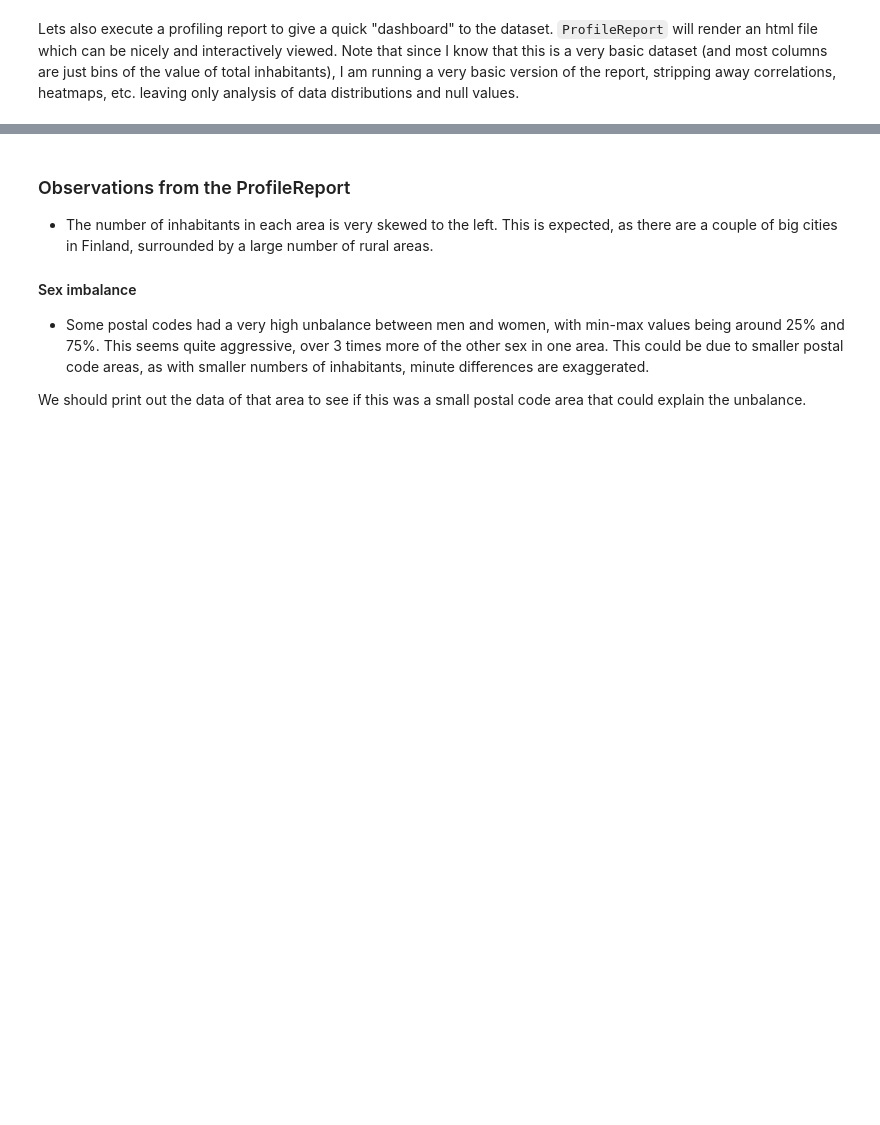
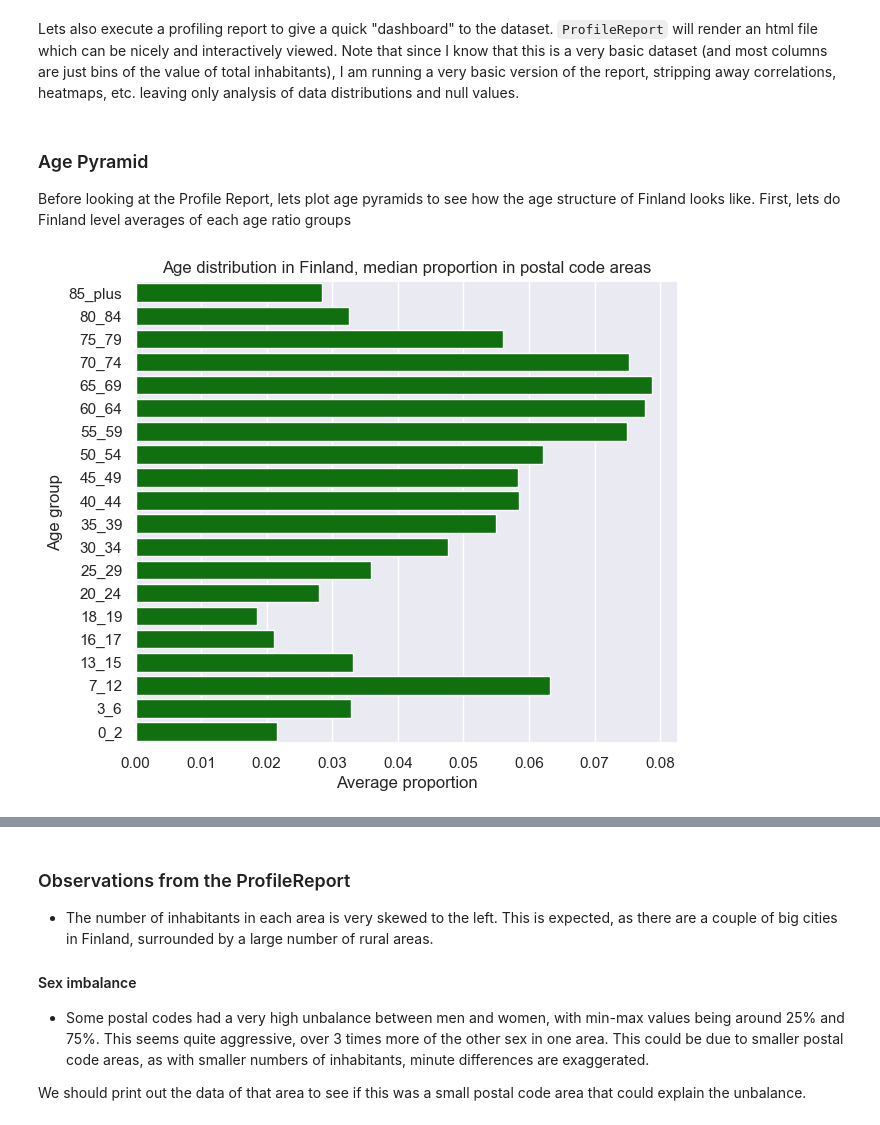
Before and after one commit to rasmussiljander/self-learning, a Jupyter notebook: postalcode_analysis/data_exploration/population.ipynb, the cells around one changed output, grey strips where cells are left out. Saved outputs shown, nothing was run; the diff lists cells and outputs as text; code cells hidden in the pictures; blank space fills up the shorter version.

Commit message:
population eda

```diff
--- a/postalcode_analysis/data_exploration/population.ipynb
+++ b/postalcode_analysis/data_exploration/population.ipynb
@@ -205,16 +203,0 @@ This way, we can better compare features between different areas, irrespective o
-# %%
-population_vec = pop_data["total_inhabitants"]
-inhabitants_normalized = pop_data["total_inhabitants"] / pop_data["total_inhabitants"].max()
-inhabitants_normalized
-
-skip_norm_cols = [
-    "total_inhabitants",
-    "average_age"
-]
-norm_cols = pop_data.columns[~pop_data.columns.isin(skip_norm_cols)]
-norm_cols
-
-for col in norm_cols:
-    pop_data[col] /= population_vec
-
-pop_data.head()
@@ -228,0 +204,5 @@ pop_data.head()
+# %%
+pop_data = normalize_by_population(
+    pop_data, population_col="total_inhabitants", skip_cols=["average_age"]
+)
+pop_data.head()
@@ -239 +228,24 @@ profile = ProfileReport(
 profile.to_file("profile_reports/paavo_population_report.html")
+# %% [markdown]
+### Age Pyramid
+
+Before looking at the Profile Report, lets plot age pyramids to see how the age structure of Finland looks like. First, lets do Finland level averages of each age ratio groups
+# %%
+pyram_data = pop_data.drop(columns=["average_age", "total_inhabitants", "males", "females"])
+nat_avg = pd.DataFrame(pyram_data.median(axis=0)).reset_index()[::-1]
+nat_avg.columns = ["age_group", "average"]
+nat_avg["age_group"] = nat_avg["age_group"].str.replace("_years", "")
+nat_avg
+# set figure size
+plt.figure(figsize=(7, 6))
+ax1 = sns.barplot(
+    x="average", y="age_group", data=nat_avg, order=nat_avg["age_group"], color="green"
+)
+ax1.set(
+    xlabel="Average proportion",
+    ylabel="Age group",
+    title="Age distribution in Finland, median proportion in postal code areas",
+)
+plt.show()
+# %% [output]
+[figure, added]
```
Also changed, not shown: parts of 18 cells of this notebook, 2 other files.
